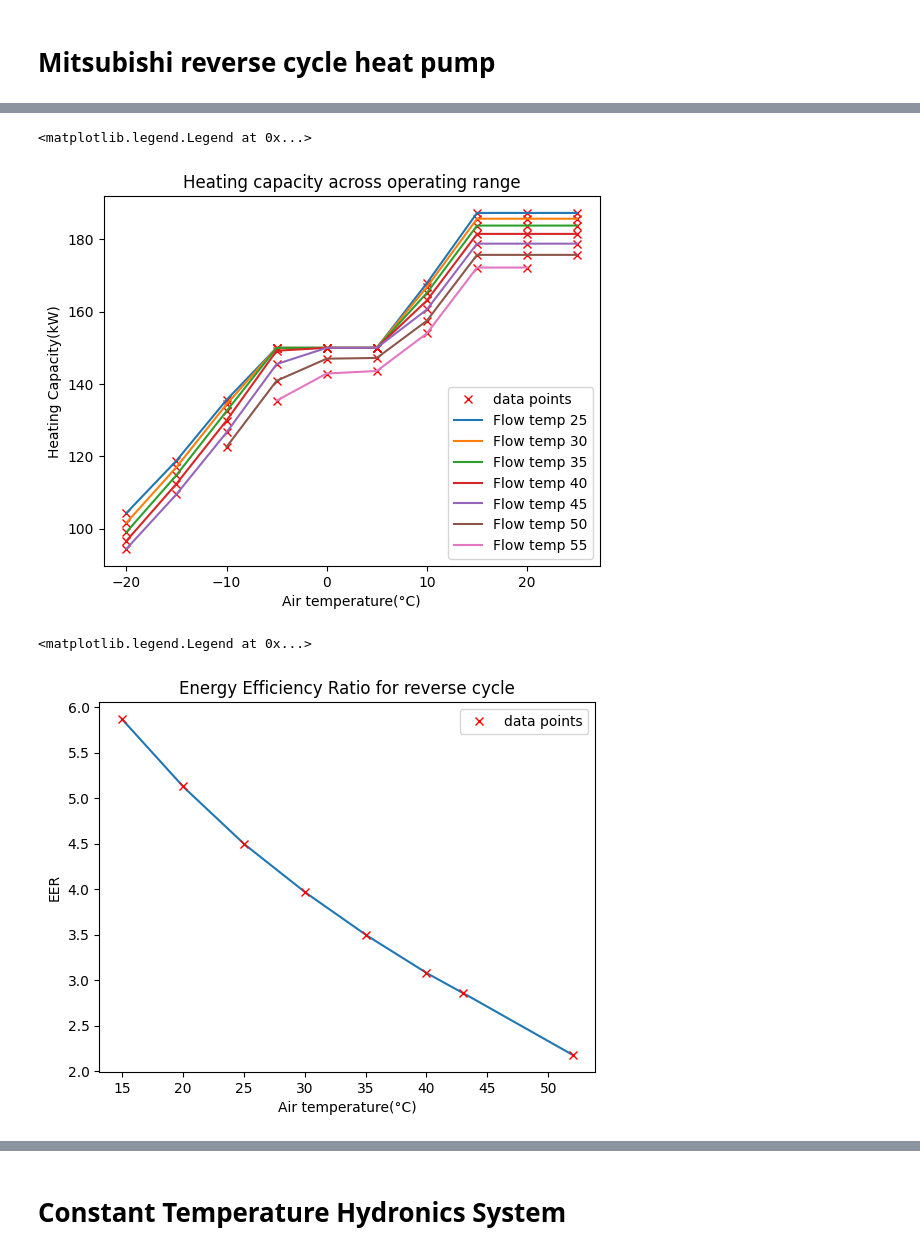
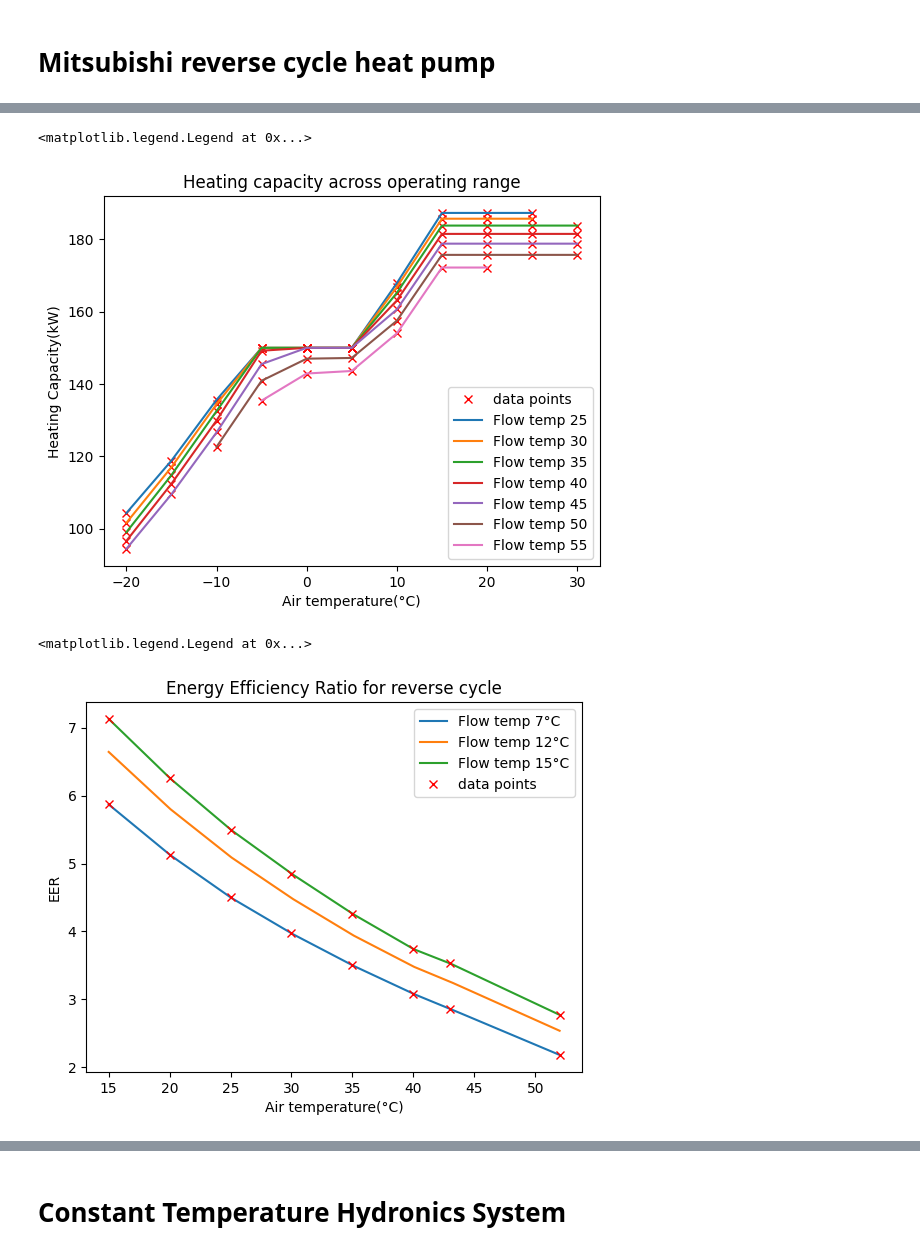
Before and after one commit to SNaylor12543/Variable_Output_Temperature_Heat_Pump, a Jupyter notebook: EAHV-M1500-YCL(-N).ipynb, the cells around one changed output, grey strips where cells are left out. Saved outputs shown, nothing was run; the diff lists cells and outputs as text; code cells hidden in the pictures.

```diff
--- a/EAHV-M1500-YCL(-N).ipynb
+++ b/EAHV-M1500-YCL(-N).ipynb
@@ -18,12 +18,11 @@ data_flow_temp = Data.column_from_csv("Data/Heat_Pump/EAHV-M1500-YCL(-N)/Heating
 data_COP = Data.column_from_csv("Data/Heat_Pump/EAHV-M1500-YCL(-N)/Heating_10C.csv", "COP")
 # data_COP = Heat_Pump.interp_call(data_flow_temp, data_air_temp, COP_interp)
 
-# Only Plotting 7 degree line
-indices = [i for i, x in enumerate(data_flow_temp) if x < 45]
+# indices = [i for i, x in enumerate(data_flow_temp) if x < 45]
 
-data_air_temp = np.delete(data_air_temp, indices)
-data_flow_temp = np.delete(data_flow_temp, indices)
-data_COP = np.delete(data_COP, indices)
+# data_air_temp = np.delete(data_air_temp, indices)
+# data_flow_temp = np.delete(data_flow_temp, indices)
+# data_COP = np.delete(data_COP, indices)
 
 plt.plot(data_air_temp, data_COP, label="data points", marker='x', color='red', linestyle='None')
 
@@ -67,7 +66,7 @@ plt.ylabel('Heating Capacity(kW)')
 plt.legend()
 # %% [output]
 <matplotlib.legend.Legend at 0x...>
-[figure, old version]
+[figure, new version]
 # %%
 from Modules.Heating import HVAC
 import matplotlib.pyplot as plt
@@ -79,39 +78,39 @@ HVAC = HVAC("Data/Heat_Pump/EAHV-M1500-YCL(-N)/Cooling_10C.csv")
 EER_interp = HVAC.interp_init("EER")
 
 air_temp = np.linspace(15, 52, 1000)
-hydronics_temp = [7]
+hydronics_temp = [7, 12, 15]
 
 for flow_temp in hydronics_temp:
 
     EER = HVAC.interp_call(flow_temp, air_temp, EER_interp)
 
-    # plt.plot(air_temp, EER, label = 'Flow temp ' + str(flow_temp) + '°C')
-    plt.plot(air_temp, EER)
+    plt.plot(air_temp, EER, label = 'Flow temp ' + str(flow_temp) + '°C')
+    # plt.plot(air_temp, EER)
 
 # data points
 data_air_temp = Data.column_from_csv("Data/Heat_Pump/EAHV-M1500-YCL(-N)/Cooling_10C.csv", "Air temperature(°C)")
 
 data_flow_temp = Data.column_from_csv("Data/Heat_Pump/EAHV-M1500-YCL(-N)/Cooling_10C.csv", "Flow temperature(°C)")
 
 data_EER = Data.column_from_csv("Data/Heat_Pump/EAHV-M1500-YCL(-N)/Cooling_10C.csv", "EER")
 # data_EER = HVAC.interp_call(data_flow_temp, data_air_temp, EER_interp)
 
 # Only Plotting 7 degree line
-indices = [i for i, x in enumerate(data_flow_temp) if x != 7]
+indices = [i for i, x in enumerate(data_flow_temp) if x not in (7, 15) ]
 
 data_air_temp = np.delete(data_air_temp, indices)
 data_flow_temp = np.delete(data_flow_temp, indices)
 data_EER = np.delete(data_EER, indices)
 
 plt.plot(data_air_temp, data_EER, label="data points", marker='x', color='red', linestyle='None')
 
 plt.title('Energy Efficiency Ratio for reverse cycle')
 plt.xlabel('Air temperature(°C)')
 plt.ylabel('EER')
 plt.legend()
 # %% [output]
 <matplotlib.legend.Legend at 0x...>
-[figure, old version]
+[figure, new version]
 # %%
 from Modules.Heating import Heat_Pump
 from Modules.Heating import HVAC
```
Also changed, not shown: parts of 3 cells of this notebook, 4 other files.
